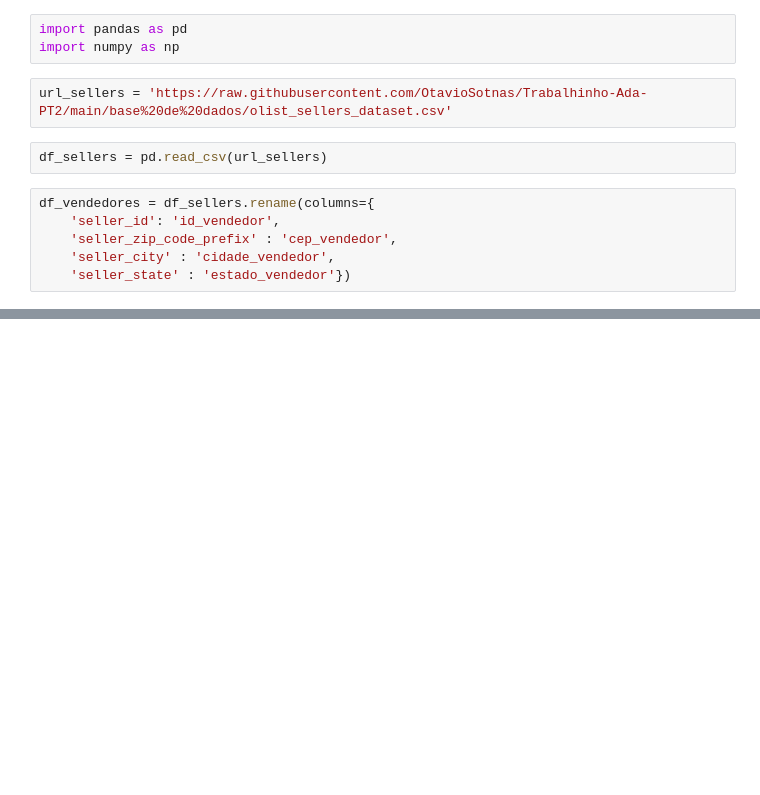
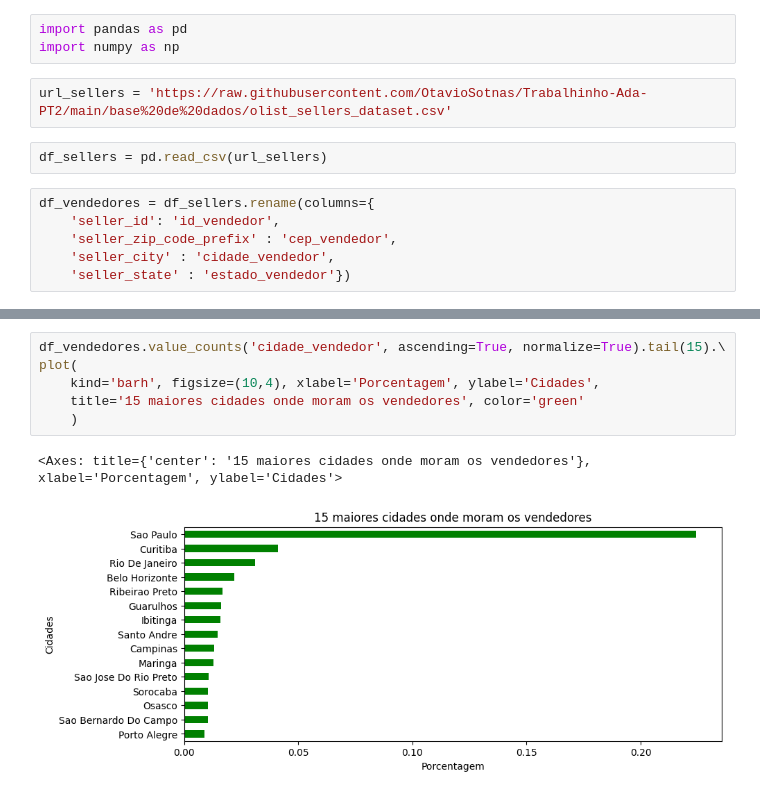
Before and after one commit to OtavioSotnas/Project-Pandas, a Jupyter notebook: notebooks/selers.ipynb, the cells around one changed output, grey strips where cells are left out. Drawn from its saved outputs; the diff is of its cells as text; blank space fills up the shorter version.

```diff
--- a/notebooks/selers.ipynb
+++ b/notebooks/selers.ipynb
@@ -37,0 +65,9 @@ dtype: int64
+# %%
+df_vendedores.value_counts('cidade_vendedor', ascending=True, normalize=True).tail(15).\
+plot(
+    kind='barh', figsize=(10,4), xlabel='Porcentagem', ylabel='Cidades',
+    title='15 maiores cidades onde moram os vendedores', color='green'
+    )
+# %% [output]
+<Axes: title={'center': '15 maiores cidades onde moram os vendedores'}, xlabel='Porcentagem', ylabel='Cidades'>
+[figure, added]
```
Also changed, not shown: parts of 6 cells of this notebook, 2 other files.
